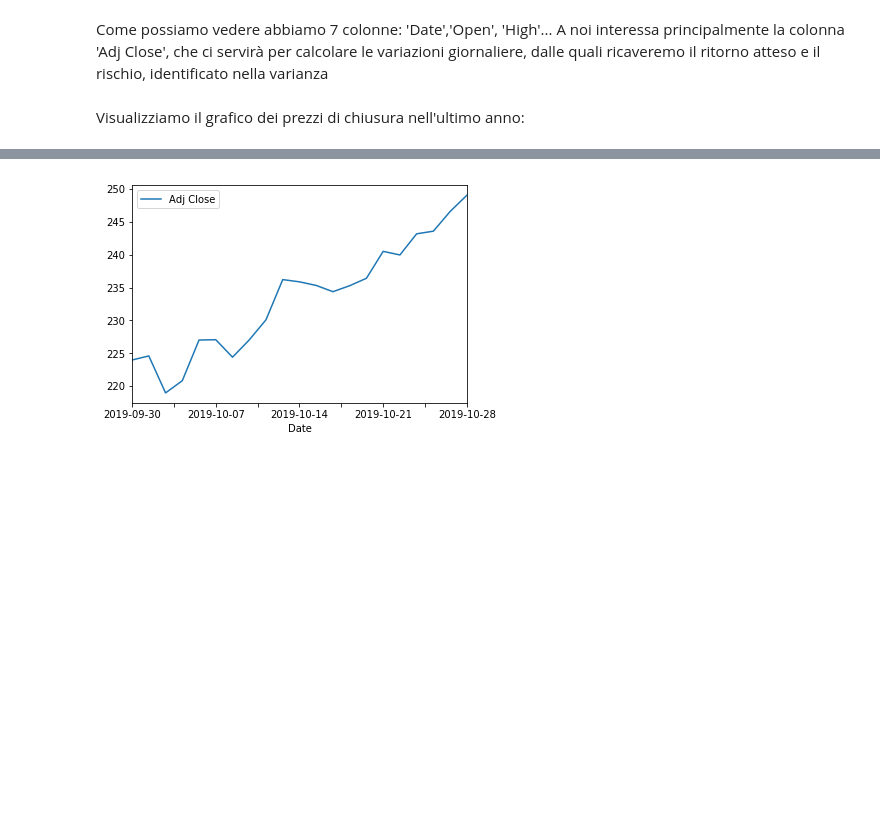
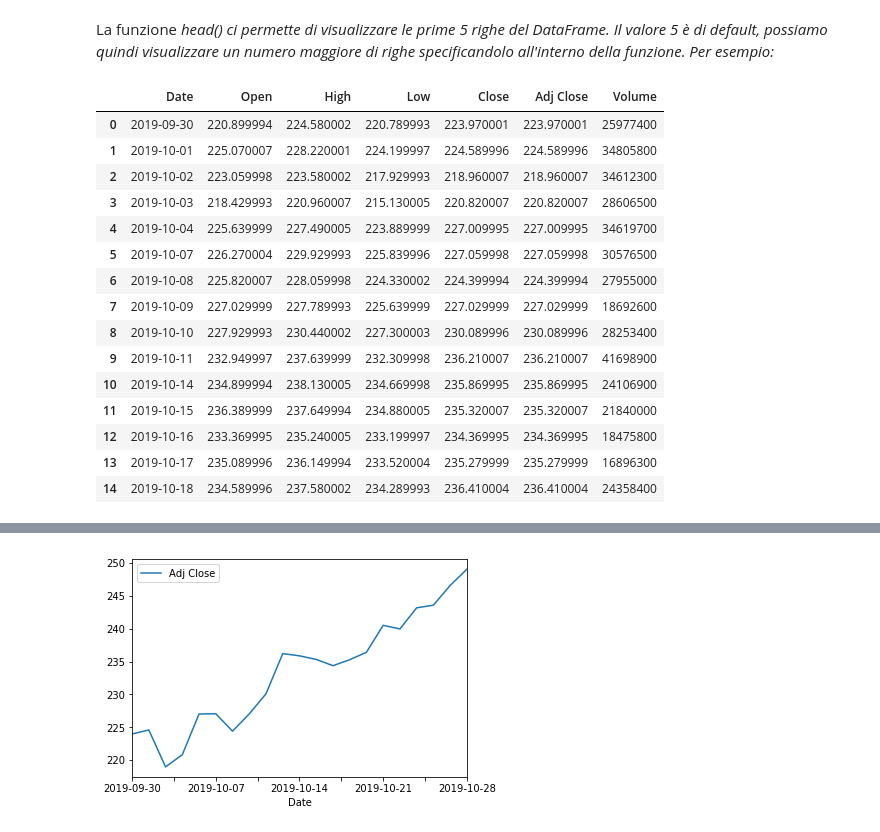
Before and after one commit to FrancescoZedde/Portfolio_Optimization, a Jupyter notebook: Long_Short_Strategy.ipynb, the cells around one changed output, grey strips where cells are left out. Cells and saved outputs as stored; diff of their text form; code cells hidden in the pictures; blank space fills up the shorter version.

```diff
--- a/Long_Short_Strategy.ipynb
+++ b/Long_Short_Strategy.ipynb
@@ -38,5 +49,22 @@ Name: Adj Close, dtype: float64
-# %% [markdown]
-Come possiamo vedere abbiamo 7 colonne: 'Date','Open', 'High'...
-A noi interessa principalmente la colonna 'Adj Close', che ci servirà per calcolare le variazioni giornaliere, dalle quali ricaveremo il ritorno atteso e il rischio, identificato nella varianza
-# %% [markdown]
-Visualizziamo il grafico dei prezzi di chiusura nell'ultimo anno:
+# %% [markdown]
+La funzione <i>head()<i/> ci permette di visualizzare le prime 5 righe del DataFrame. Il valore 5 è di default, possiamo quindi visualizzare un numero maggiore di righe specificandolo all'interno della funzione.
+Per esempio:
+# %%
+AAPL.head(15)
+# %% [output]
+|  | Date | Open | High | Low | Close | Adj Close | Volume |
+| 0 | 2019-09-30 | 220.899994 | 224.580002 | 220.789993 | 223.970001 | 223.970001 | 25977400 |
+| 1 | 2019-10-01 | 225.070007 | 228.220001 | 224.199997 | 224.589996 | 224.589996 | 34805800 |
+| 2 | 2019-10-02 | 223.059998 | 223.580002 | 217.929993 | 218.960007 | 218.960007 | 34612300 |
+| 3 | 2019-10-03 | 218.429993 | 220.960007 | 215.130005 | 220.820007 | 220.820007 | 28606500 |
+| 4 | 2019-10-04 | 225.639999 | 227.490005 | 223.889999 | 227.009995 | 227.009995 | 34619700 |
+| 5 | 2019-10-07 | 226.270004 | 229.929993 | 225.839996 | 227.059998 | 227.059998 | 30576500 |
+| 6 | 2019-10-08 | 225.820007 | 228.059998 | 224.330002 | 224.399994 | 224.399994 | 27955000 |
+| 7 | 2019-10-09 | 227.029999 | 227.789993 | 225.639999 | 227.029999 | 227.029999 | 18692600 |
+| 8 | 2019-10-10 | 227.929993 | 230.440002 | 227.300003 | 230.089996 | 230.089996 | 28253400 |
+| 9 | 2019-10-11 | 232.949997 | 237.639999 | 232.309998 | 236.210007 | 236.210007 | 41698900 |
+| 10 | 2019-10-14 | 234.899994 | 238.130005 | 234.669998 | 235.869995 | 235.869995 | 24106900 |
+| 11 | 2019-10-15 | 236.389999 | 237.649994 | 234.880005 | 235.320007 | 235.320007 | 21840000 |
+| 12 | 2019-10-16 | 233.369995 | 235.240005 | 233.199997 | 234.369995 | 234.369995 | 18475800 |
+| 13 | 2019-10-17 | 235.089996 | 236.149994 | 233.520004 | 235.279999 | 235.279999 | 16896300 |
+| 14 | 2019-10-18 | 234.589996 | 237.580002 | 234.289993 | 236.410004 | 236.410004 | 24358400 |
```
Also changed, not shown: parts of 17 cells of this notebook.
